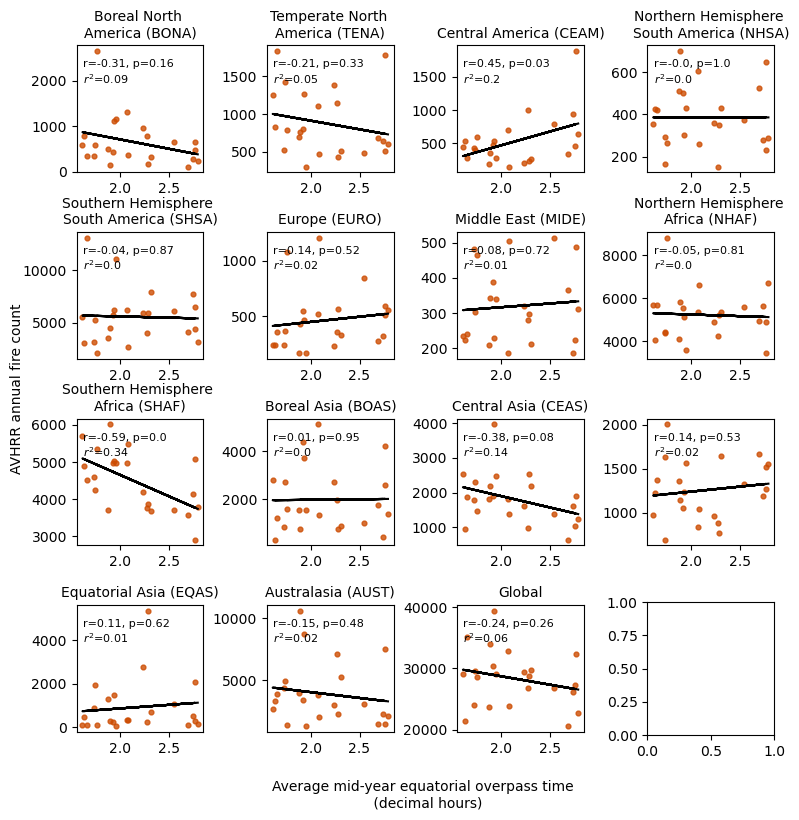
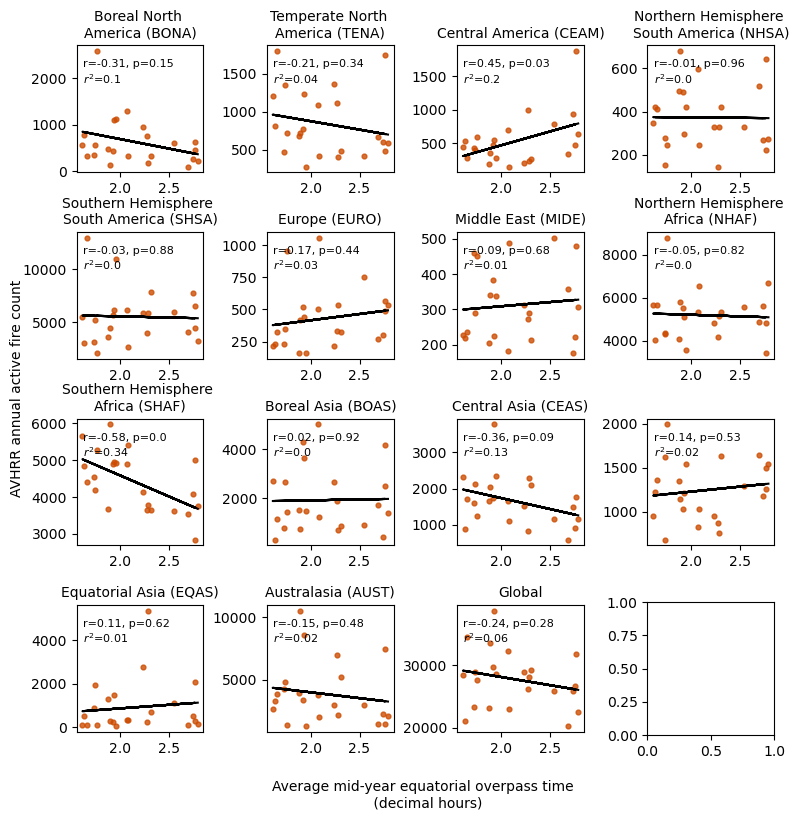
The change to this notebook cell's code, shown as a diff; its figure went from the first image to the second:
--- before
+++ after
@@ -4,7 +4,7 @@
                                         yvar='count', panelvar='gfed', 
                                         xlab="Average mid-year equatorial overpass time \n (decimal hours)", 
-                                        ylab="AVHRR annual fire count", 
+                                        ylab="AVHRR annual active fire count", 
                                         nrow=4, ncol=4, dim=(9,9),labelcol='gfed_full_name')
 #fig.delaxes(axes[-1])
 fig.savefig(str(dir_out / 's8a_orbit_time_vs_fire_count.png'), dpi=800)
-fig.savefig(str(dir_out / 's8a_orbit_time_vs_fire_count.pdf'))
+#fig.savefig(str(dir_out / 's8a_orbit_time_vs_fire_count.pdf'))

Commit: msedits